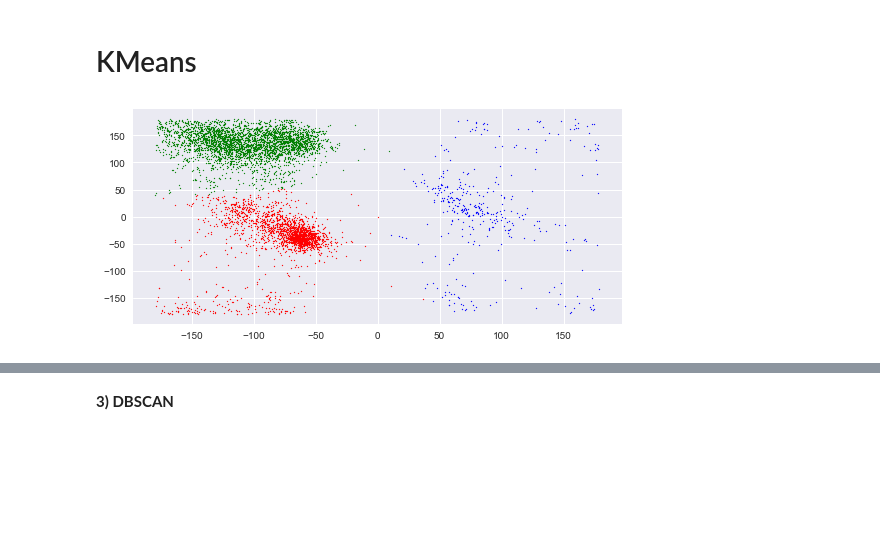
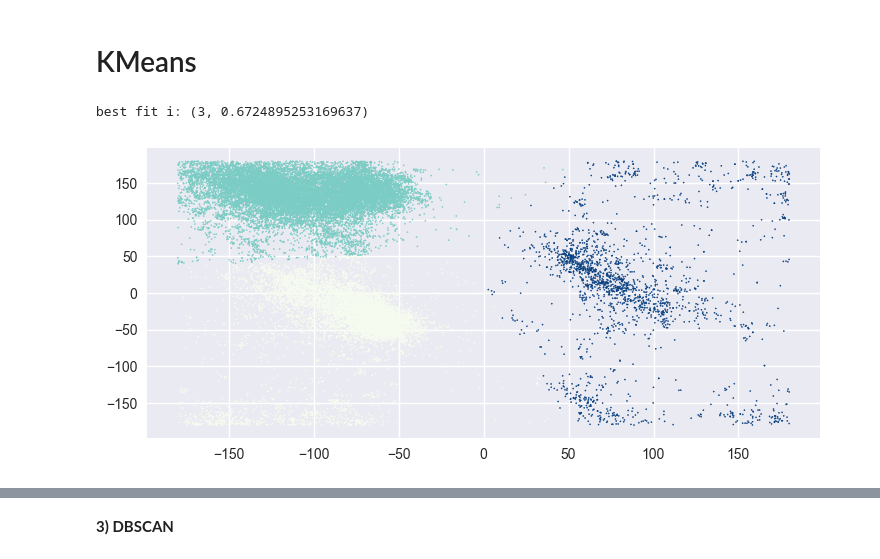
Before and after one commit to Niclindm/DAT405, a Jupyter notebook: Weekly assignment 3/Assigment3.ipynb, the cells around one changed output, grey strips where cells are left out. Drawn from its saved outputs; the diff is of its cells as text; code cells hidden in the pictures; blank space fills up the shorter version.

```diff
--- a/Weekly assignment 3/Assigment3.ipynb
+++ b/Weekly assignment 3/Assigment3.ipynb
@@ -31,16 +34,31 @@ plt.show()
 # %% [markdown]
 # KMeans
-# %%
-xy_vals = list(zip(xValues, yValues))
-X = np.array(xy_vals)
-
-kmeans = KMeans(n_clusters=3).fit_predict(X)
-zipped = zip(xy_vals, kmeans)
-colors = 'rgbmyck'
-
-for xy, index in list(zipped)[0::5]:
-    plt.scatter(xy[0], xy[1], s=1, c=colors[index])
-
-plt.show()
-# %% [output]
-[figure, removed]
+# %%
+xy_vals = list(zip(xValues, yValues))
+X = np.array(xy_vals)
+
+score = -1
+best_fit = (0, 0, 0)
+for n_clusters in range(2, 5):
+    kmeans = KMeans(n_clusters, n_init=10).fit_predict(X)
+    new_score = silhouette_score(X, kmeans)
+    if new_score > score:
+        score = new_score
+        best_fit = (n_clusters, score)
+        d['color_kmeans'] = kmeans
+
+plt.scatter(d['phi'], d['psi'], c=d['color_kmeans'], s=0.7,cmap='GnBu')
+
+print(f'best fit is: {best_fit}')
+
+# output = []
+# k_values = range(1,40)
+# for k in k_values:
+#     labels = KMeans(n_clusters=k).fit(stdDf).labels_
+#     score = silhouette_score(stdDf, labels)
+#     output.append((k, score))
+
+# plt.show()
+# %% [output]
+best fit i: (3, 0.6724895253169637)
+[figure, added]
```
Also changed, not shown: parts of 8 cells of this notebook.
